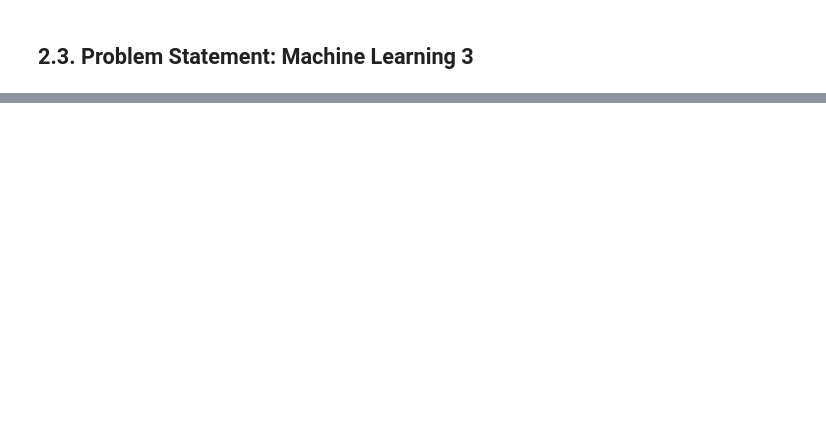
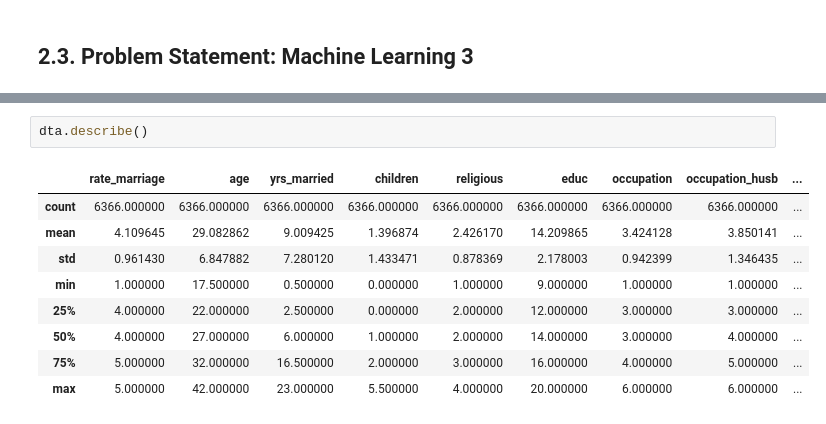
Before and after one commit to tamsir/acadgild-machine-learning, a Jupyter notebook: AssignmentML.ipynb, the cells around one changed output, grey strips where cells are left out. Drawn from its saved outputs; the diff is of its cells as text; blank space fills up the shorter version.

```diff
--- a/AssignmentML.ipynb
+++ b/AssignmentML.ipynb
@@ -160,0 +189,12 @@ ModuleNotFoundError: No module named 'sklearn.cross_validation'
+# %%
+dta.describe()
+# %% [output]
+|  | rate_marriage | age | yrs_married | children | religious | educ | occupation | occupation_husb | ... |
+| count | 6366.000000 | 6366.000000 | 6366.000000 | 6366.000000 | 6366.000000 | 6366.000000 | 6366.000000 | 6366.000000 | ... |
+| mean | 4.109645 | 29.082862 | 9.009425 | 1.396874 | 2.426170 | 14.209865 | 3.424128 | 3.850141 | ... |
+| std | 0.961430 | 6.847882 | 7.280120 | 1.433471 | 0.878369 | 2.178003 | 0.942399 | 1.346435 | ... |
+| min | 1.000000 | 17.500000 | 0.500000 | 0.000000 | 1.000000 | 9.000000 | 1.000000 | 1.000000 | ... |
+| 25% | 4.000000 | 22.000000 | 2.500000 | 0.000000 | 2.000000 | 12.000000 | 3.000000 | 3.000000 | ... |
+| 50% | 4.000000 | 27.000000 | 6.000000 | 1.000000 | 2.000000 | 14.000000 | 3.000000 | 4.000000 | ... |
+| 75% | 5.000000 | 32.000000 | 16.500000 | 2.000000 | 3.000000 | 16.000000 | 4.000000 | 5.000000 | ... |
+| max | 5.000000 | 42.000000 | 23.000000 | 5.500000 | 4.000000 | 20.000000 | 6.000000 | 6.000000 | ... |
```
Also changed, not shown: parts of 14 cells of this notebook, 1 other file.
